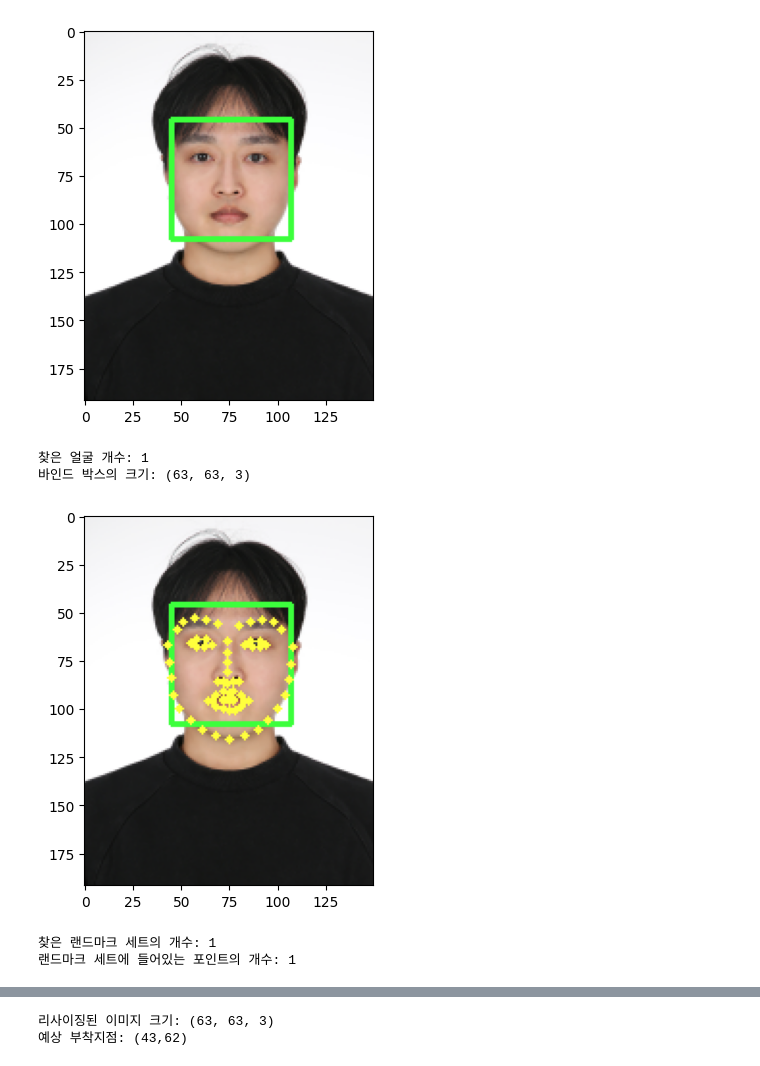
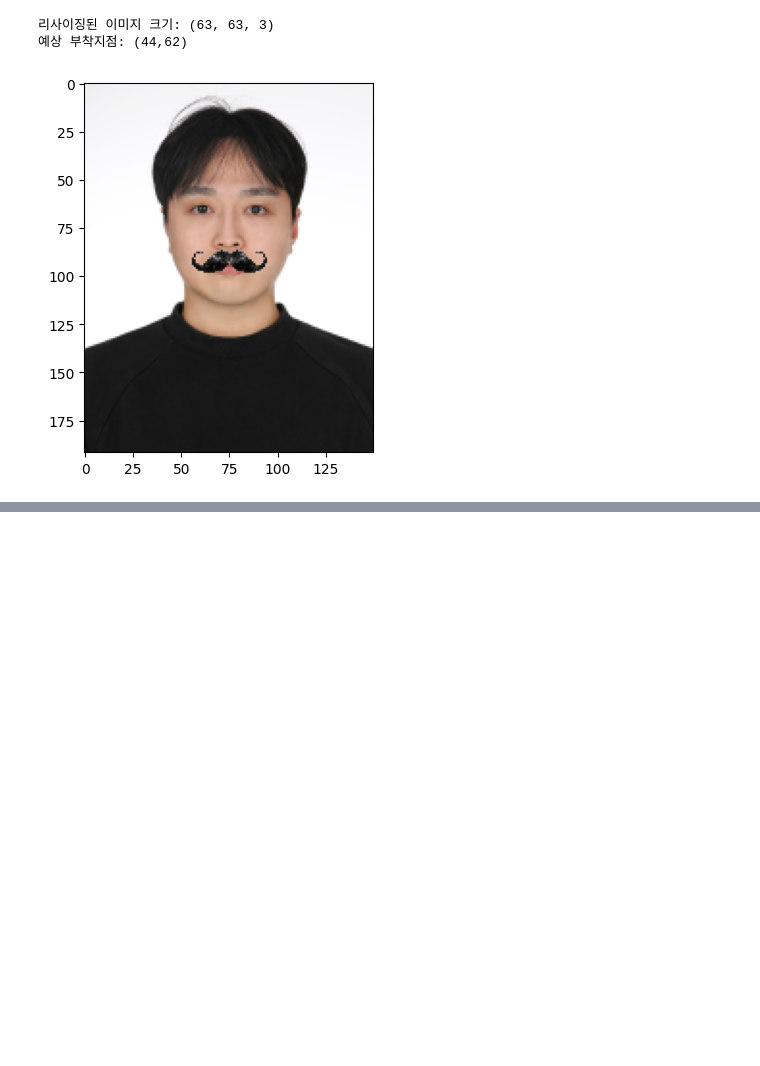
Before and after one commit to count-im/AIFFEL_quest_eng_jongha, a Jupyter notebook: Computer_Vision/CV01/CV01.ipynb, the cells around one changed output, grey strips where cells are left out. Cells and saved outputs as stored; diff of their text form; code cells hidden in the pictures; blank space fills up the shorter version.

```diff
--- a/Computer_Vision/CV01/CV01.ipynb
+++ b/Computer_Vision/CV01/CV01.ipynb
@@ -293,42 +291,50 @@ run()
 # %%
+# 콧수염
+
 def run():
+    """실행 함수"""
+    # 인스턴스 생성 후 얼굴과 탐지모델과 스티커 파일 경로 정의
     path_manager = PathManager(63)
-    face_path = path_manager.get_image_path("me.png")
+    face_path = path_manager.get_image_path("me.png") # 꾸밀 인물 파일 이름을 인자로 입력
     model_path = path_manager.get_model_path("shape_predictor_68_face_landmarks.dat")
-    sticker_path = path_manager.get_image_path("mustache.png")
+    sticker_path = path_manager.get_image_path("mustache.png") # 꾸미는데 사용할 스티커 파일 이름을 인자로 입력
 
+    # 위에서 정의한 경로를 이용하여 박스 획득
     face_pic1 = FaceLoader(face_path)
     face_pic1.get_box()
-    face_pic1.draw_box()
+    # face_pic1.draw_box()
 
+    # 위에서 정의한 모델경로와 위에서 추출한 박스를 이용하여 랜드마크 획득
     shape_predictor = ShapePredictor(model_path)
     shape_predictor.get_landmarks(face_pic1.img_rgb, face_pic1.dlib_rects)
-    shape_predictor.draw_landmarks(face_pic1.img_rgb)
+    # shape_predictor.draw_landmarks(face_pic1.img_rgb)
 
+    # 악세서리 별 위치 분류를 사전에 딕셔너리로 저장
     accessories = Accessories()
 
+    # 스티커 부착 프로세스, 앵커의 의미를 잘못 쓴건지 불확실함함
     crown = StickerAttaching(sticker_path)
     crown.resize_sticker(face_pic1.dlib_rects)
     crown.relocate_anchor(accessories.acc, path_manager.image_name, face_pic1.dlib_rects, shape_predictor.list_landmarks)
 
-    # # 위치를 조절할 필요가 없다면 이 부분을 주석 해제
-    # crown.attach_sticker(face_pic1.img_rgb)
 
-    # 조정할 필요가 있다면 위를 주석처리 한 후 이 부분을 실행
+    # # 1. 이부분을 먼저 실행해보고 위치를 조절할 필요가 있다면 이 부분을 주석 처리한 후 아래 2번을 풀고 사용
+    # crown.attach_sticker(face_pic1.img_rgb_copy)
+
+
+    # 2. 조정할 필요가 있다면 위 1번을을 주석처리 한 후 이 부분을 실행
     crown.adjust_sticker_position("down")
     crown.adjust_sticker_position("down")
     crown.adjust_sticker_position("down")
     crown.adjust_sticker_position("down")
     crown.attach_sticker(face_pic1.img_rgb_copy)
 
+
     # 결과 확인
     crown.show_result(face_pic1.img_rgb_copy)
 
 run()
 # %% [output]
+리사이징된 이미지 크기: (63, 63, 3)
+예상 부착지점: (44,62)
-[figure, old version]
+[figure, new version]
-찾은 얼굴 개수: 1
-바인드 박스의 크기: (63, 63, 3)
-[figure, removed]
-찾은 랜드마크 세트의 개수: 1
-랜드마크 세트에 들어있는 포인트의 개수: 1
@@ -336,2 +340,0 @@ run()
-리사이징된 이미지 크기: (63, 63, 3)
-예상 부착지점: (43,62)
```
Also changed, not shown: parts of 5 cells of this notebook.
